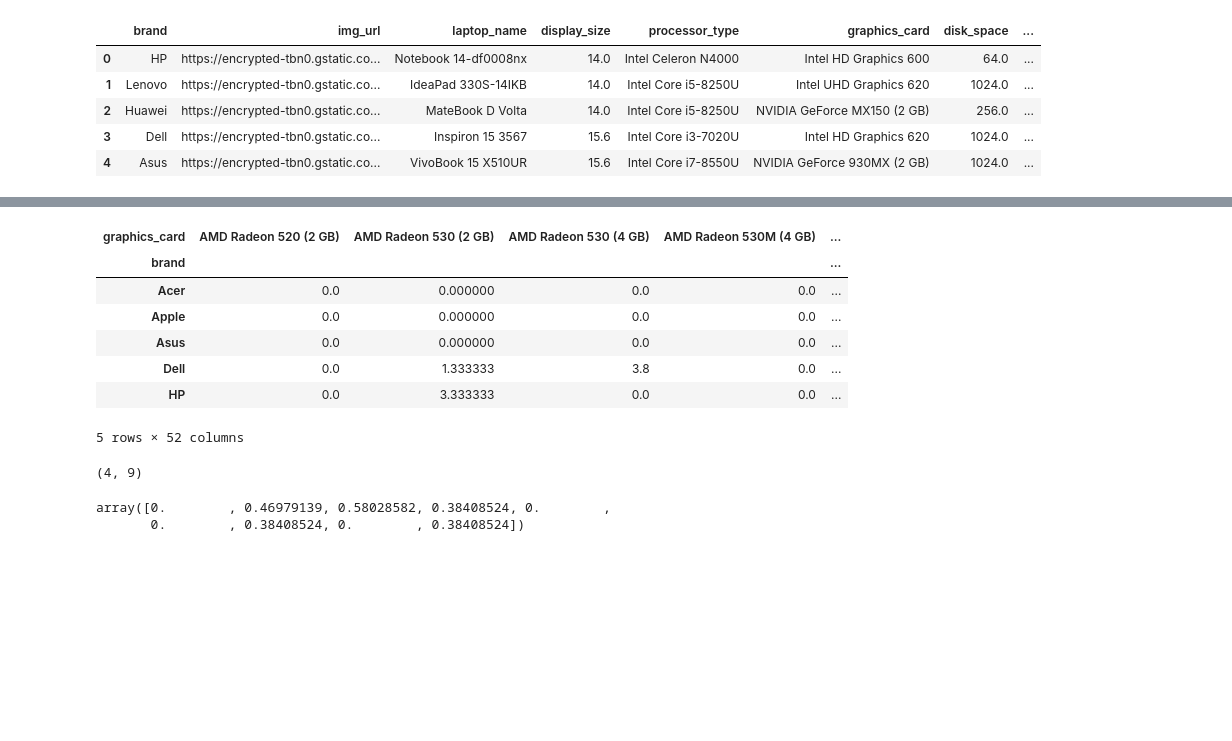
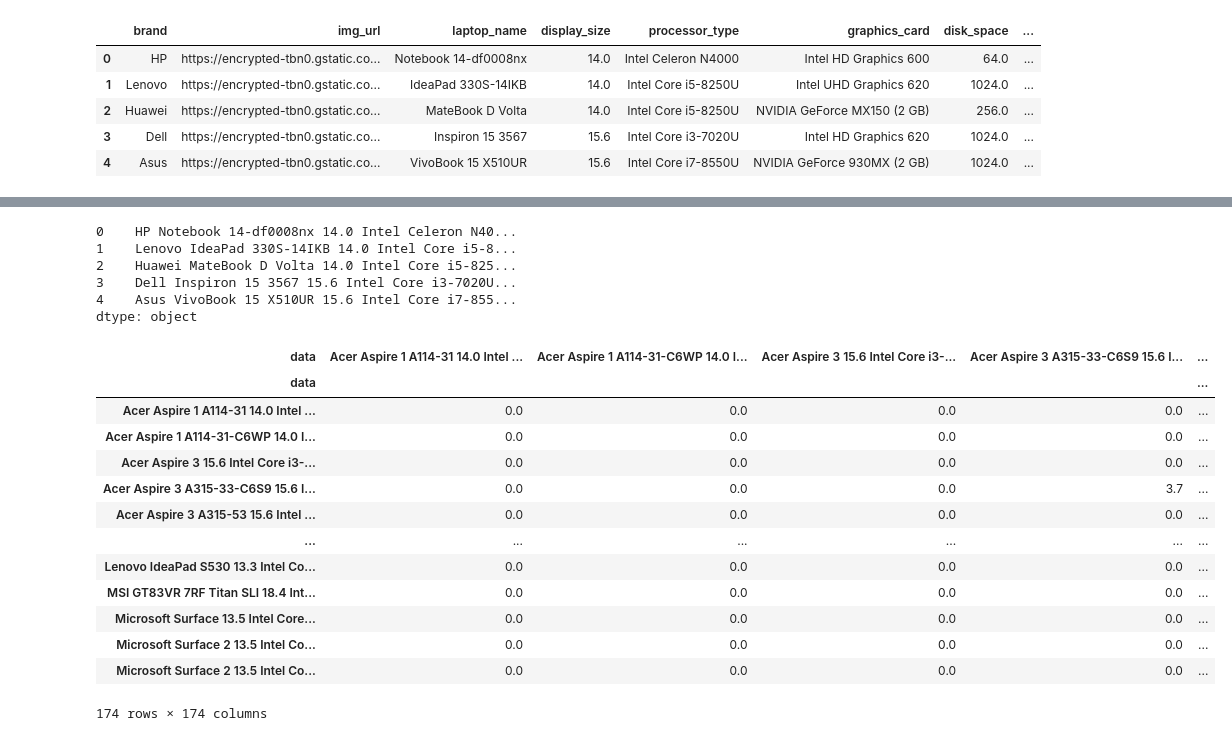
Before and after one commit to cse-vaibhav/Project2-backend, a Jupyter notebook: notebooks/Cosine.ipynb, the cells around one changed output, grey strips where cells are left out. Cells and saved outputs as stored; diff of their text form; code cells hidden in the pictures; blank space fills up the shorter version.

```diff
--- a/notebooks/Cosine.ipynb
+++ b/notebooks/Cosine.ipynb
@@ -34,32 +25,33 @@ NameError: name 'df' is not defined
-# %%
-df = data.pivot_table(index='brand', columns="graphics_card", values='ratings_5max').fillna(0)
-df.head()
-# %% [output]
-| graphics_card | AMD Radeon 520 (2 GB) | AMD Radeon 530 (2 GB) | AMD Radeon 530 (4 GB) | AMD Radeon 530M (4 GB) | ... |
-| brand |  |  |  |  | ... |
-| Acer | 0.0 | 0.000000 | 0.0 | 0.0 | ... |
-| Apple | 0.0 | 0.000000 | 0.0 | 0.0 | ... |
-| Asus | 0.0 | 0.000000 | 0.0 | 0.0 | ... |
-| Dell | 0.0 | 1.333333 | 3.8 | 0.0 | ... |
-| HP | 0.0 | 3.333333 | 0.0 | 0.0 | ... |
-5 rows × 52 columns
-# %%
-from sklearn.feature_extraction.text import TfidfVectorizer
-corpus = [
-    'This is the first document.',
-    'This document is the second document.',
-    'And this is the third one.',
-    'Is this the first document?',
-]
-vectorizer = TfidfVectorizer()
-X = vectorizer.fit_transform(corpus)
-vectorizer.get_feature_names_out()
-print(X.shape)
-# %% [output]
-(4, 9)
-# %%
-vectorizer = TfidVectorizer()
-vectorizer.fit_transform()
-# %% [output]
-array([0.        , 0.46979139, 0.58028582, 0.38408524, 0.        ,
-       0.        , 0.38408524, 0.        , 0.38408524])
+# %%
+data_concatenated = data.drop(["img_url", "discount_price", "ratings_5max"], axis=1).T.apply(lambda x: "".join(list(map(str, x.values.tolist())))).to_frame()
+# %%
+data.drop(["img_url", "discount_price", "ratings_5max"], axis=1).T.apply(lambda x: "".join(list(map(str, x.values.tolist()))))
+
+df = data.drop(["img_url", "discount_price", "ratings_5max"], axis=1).T.apply(lambda x: " ".join(list(map(str, x.values.tolist()))))
+# data_concatenated["ratings"] = data["ratings_5max"]
+# data_concatenated["price"] = data["discount_price"]
+df.head()
+# %% [output]
+0    HP Notebook 14-df0008nx 14.0 Intel Celeron N40...
+1    Lenovo IdeaPad 330S-14IKB 14.0 Intel Core i5-8...
+2    Huawei MateBook D Volta 14.0 Intel Core i5-825...
+3    Dell Inspiron 15 3567 15.6 Intel Core i3-7020U...
+4    Asus VivoBook 15 X510UR 15.6 Intel Core i7-855...
+dtype: object
+# %%
+pd.pivot_table(data_concatenated, values="ratings", index=["data"], columns="data").fillna(0)
+# %% [output]
+| data | Acer Aspire 1 A114-31 14.0 Intel ... | Acer Aspire 1 A114-31-C6WP 14.0 I... | Acer Aspire 3 15.6 Intel Core i3-... | Acer Aspire 3 A315-33-C6S9 15.6 I... | ... |
+| data |  |  |  |  | ... |
+| Acer Aspire 1 A114-31 14.0 Intel ... | 0.0 | 0.0 | 0.0 | 0.0 | ... |
+| Acer Aspire 1 A114-31-C6WP 14.0 I... | 0.0 | 0.0 | 0.0 | 0.0 | ... |
+| Acer Aspire 3 15.6 Intel Core i3-... | 0.0 | 0.0 | 0.0 | 0.0 | ... |
+| Acer Aspire 3 A315-33-C6S9 15.6 I... | 0.0 | 0.0 | 0.0 | 3.7 | ... |
+| Acer Aspire 3 A315-53 15.6 Intel ... | 0.0 | 0.0 | 0.0 | 0.0 | ... |
+| ... | ... | ... | ... | ... | ... |
+| Lenovo IdeaPad S530 13.3 Intel Co... | 0.0 | 0.0 | 0.0 | 0.0 | ... |
+| MSI GT83VR 7RF Titan SLI 18.4 Int... | 0.0 | 0.0 | 0.0 | 0.0 | ... |
+| Microsoft Surface 13.5 Intel Core... | 0.0 | 0.0 | 0.0 | 0.0 | ... |
+| Microsoft Surface 2 13.5 Intel Co... | 0.0 | 0.0 | 0.0 | 0.0 | ... |
+| Microsoft Surface 2 13.5 Intel Co... | 0.0 | 0.0 | 0.0 | 0.0 | ... |
+174 rows × 174 columns
```
Also changed, not shown: parts of 6 cells of this notebook, 3 other files.
